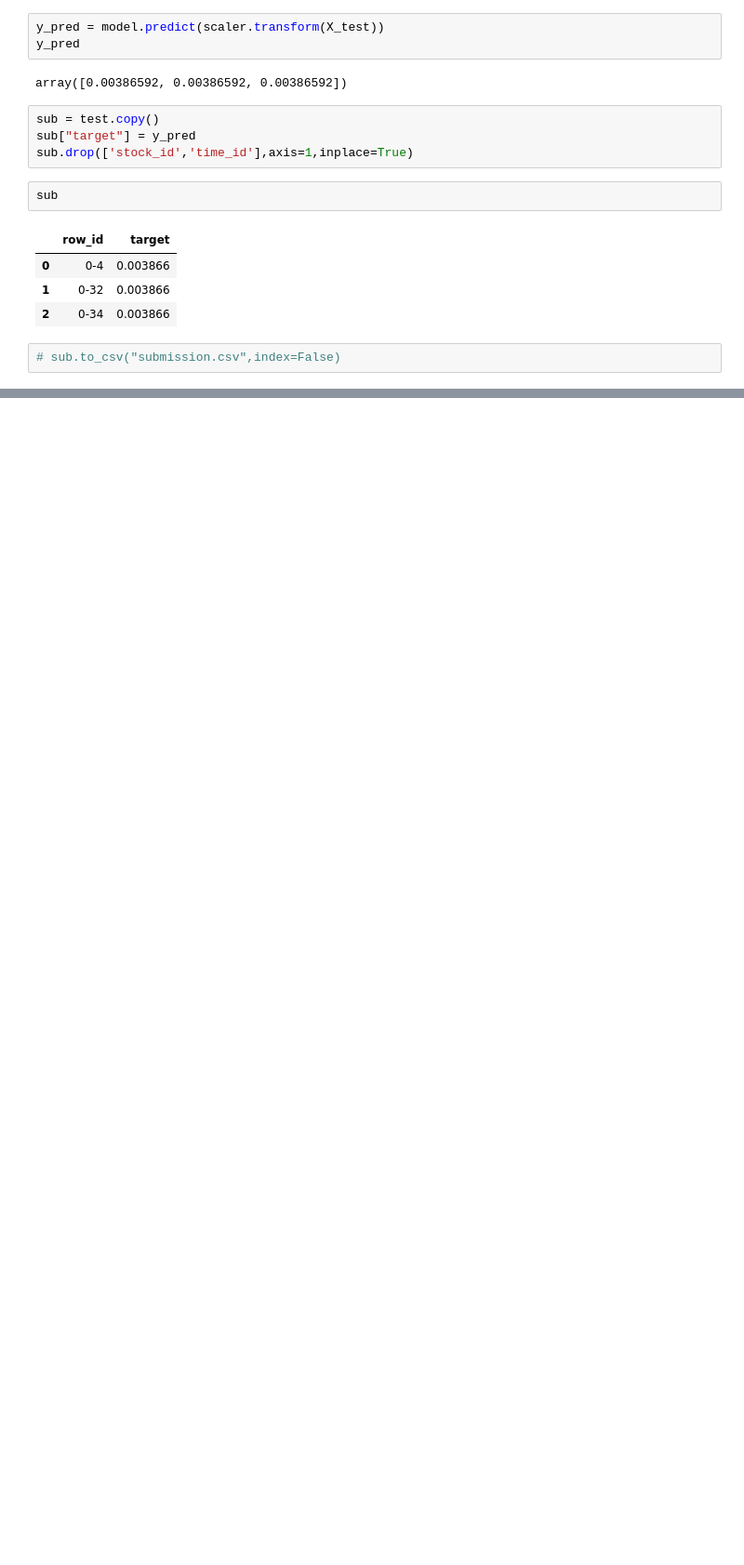
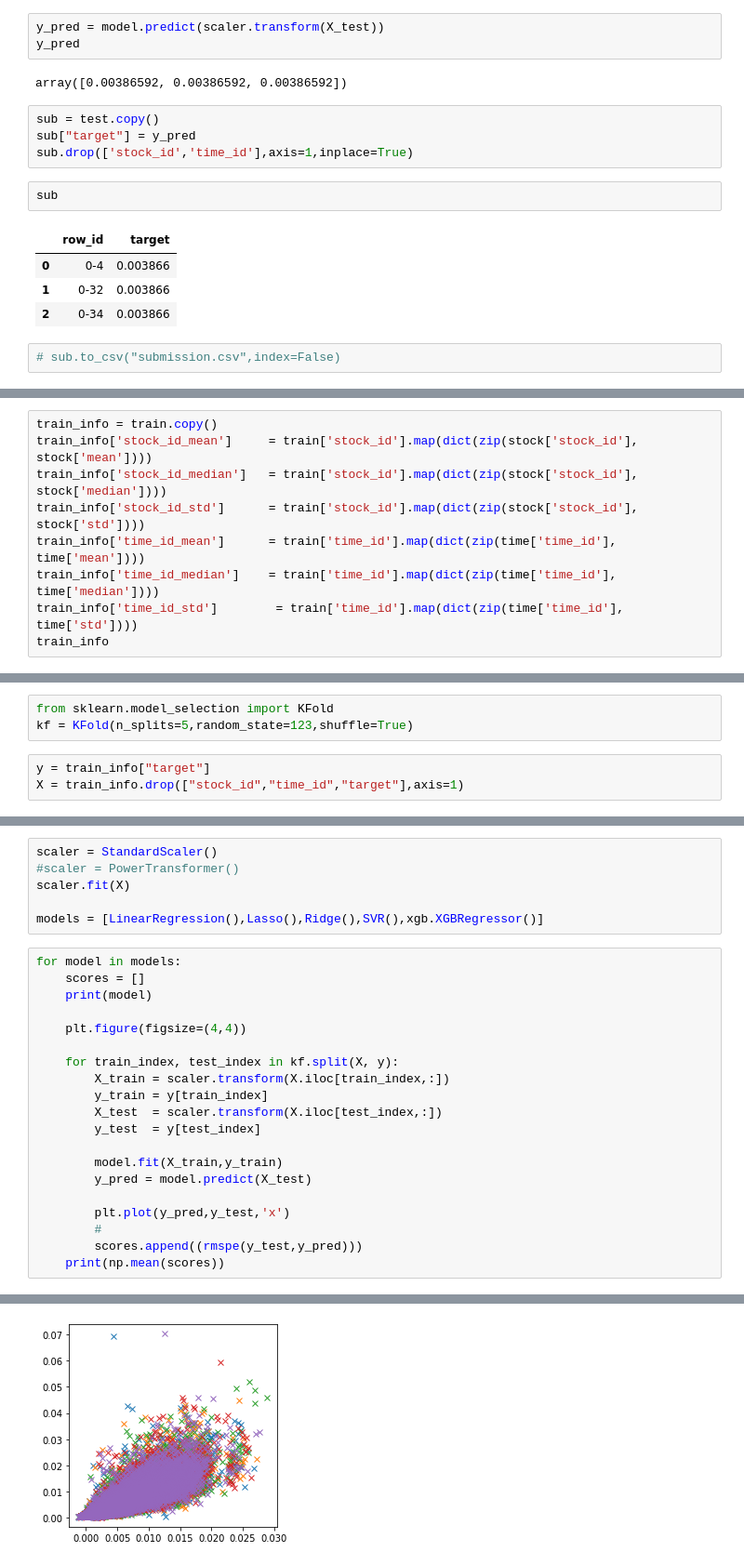
Before and after one commit to mahiro72/kaggle_OptiverRealizedVolatilityPrediction, a Jupyter notebook: eda/eda_0811.ipynb, the cells around one changed output, grey strips where cells are left out. Shown at 93% size. Cells and saved outputs as stored; diff of their text form; blank space fills up the shorter version.

```diff
--- a/eda/eda_0811.ipynb
+++ b/eda/eda_0811.ipynb
@@ -562,0 +622,9 @@ sub
+# %%
+train_info = train.copy()
+train_info['stock_id_mean']     = train['stock_id'].map(dict(zip(stock['stock_id'], stock['mean'])))
+train_info['stock_id_median']   = train['stock_id'].map(dict(zip(stock['stock_id'], stock['median'])))
+train_info['stock_id_std']      = train['stock_id'].map(dict(zip(stock['stock_id'], stock['std'])))
+train_info['time_id_mean']      = train['time_id'].map(dict(zip(time['time_id'], time['mean'])))
+train_info['time_id_median']    = train['time_id'].map(dict(zip(time['time_id'], time['median'])))
+train_info['time_id_std']        = train['time_id'].map(dict(zip(time['time_id'], time['std'])))
+train_info
@@ -562,0 +645,6 @@ sub
+# %%
+from sklearn.model_selection import KFold
+kf = KFold(n_splits=5,random_state=123,shuffle=True)
+# %%
+y = train_info["target"]
+X = train_info.drop(["stock_id","time_id","target"],axis=1)
@@ -562,0 +660,27 @@ sub
+# %%
+scaler = StandardScaler()
+#scaler = PowerTransformer()
+scaler.fit(X)
+
+models = [LinearRegression(),Lasso(),Ridge(),SVR(),xgb.XGBRegressor()]
+# %%
+for model in models:
+    scores = []
+    print(model)
+
+    plt.figure(figsize=(4,4))
+
+    for train_index, test_index in kf.split(X, y):
+        X_train = scaler.transform(X.iloc[train_index,:])
+        y_train = y[train_index]
+        X_test  = scaler.transform(X.iloc[test_index,:])
+        y_test  = y[test_index]
+
+        model.fit(X_train,y_train)
+        y_pred = model.predict(X_test)
+
+        plt.plot(y_pred,y_test,'x')
+        #
+        scores.append((rmspe(y_test,y_pred)))
+    print(np.mean(scores))
+# %% [output]
@@ -562,0 +704 @@ sub
+[figure, added]
```
Also changed, not shown: parts of 24 cells of this notebook, 2 other files.
